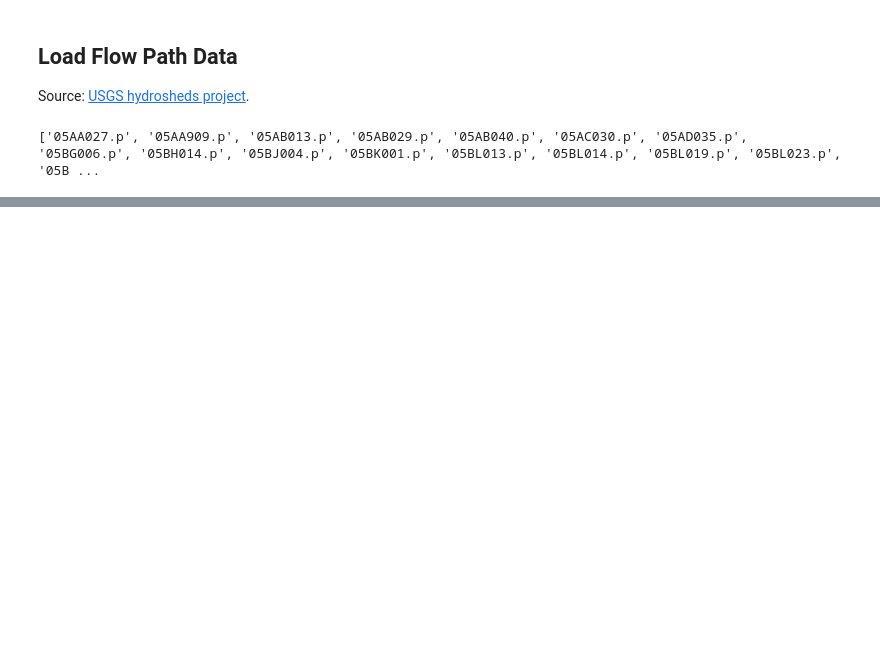
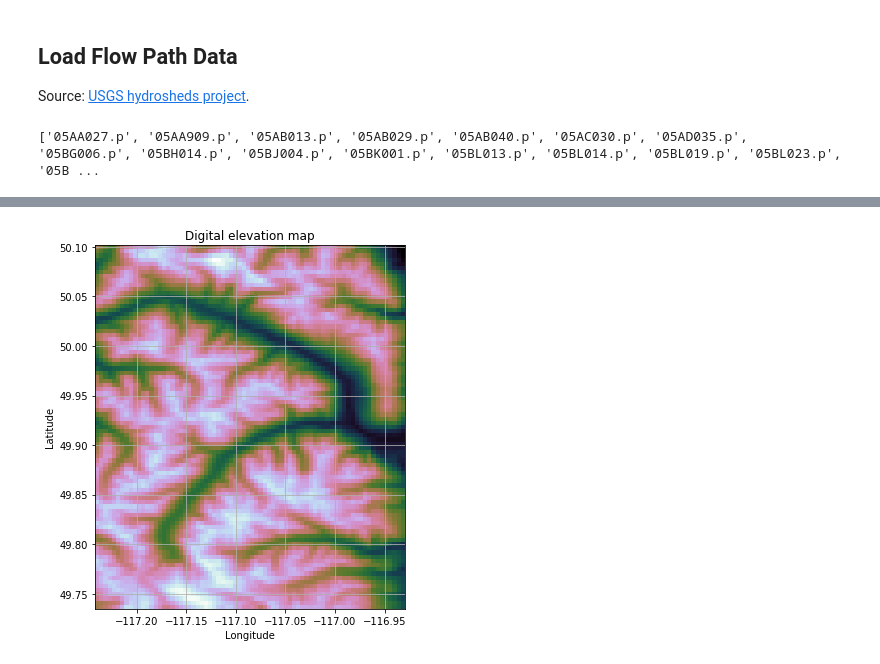
Before and after one commit to dankovacek/precip_radar, a Jupyter notebook: Process_Flow_Dir.ipynb, the cells around one changed output, grey strips where cells are left out. Drawn from its saved outputs; the diff is of its cells as text; code cells hidden in the pictures; blank space fills up the shorter version.

```diff
--- a/Process_Flow_Dir.ipynb
+++ b/Process_Flow_Dir.ipynb
@@ -346,0 +354,33 @@ bad_stns = '05BK001', '05AB013', '05HB013', '05BL022'
+# %%
+stn = '08NH005'
+stn_info = wsc_info[wsc_info['Station Number'] == stn]
+stn_da = stn_info['DA'].values[0]
+stn_name = stn_info['Station Name'].values[0]
+stn_el = stn_info['Elevation'].values[0]
+x, y = stn_info['Longitude'].values[0], stn_info['Latitude'].values[0]
+
+basin_geom = basin_data.geometry
+basin_geom = basin_geom.to_crs(4326)
+basin_bounds = basin_geom.bounds
+basin_bbox = tuple((basin_bounds['minx'].values[0] - 0.01,
+            basin_bounds['miny'].values[0] - 0.01,
+            basin_bounds['maxx'].values[0] + 0.01,
+            basin_bounds['maxy'].values[0] + 0.01))
+# %%
+
+
+
+# For DEM plot
+# Specify directional mapping
+#         N    NE    E    SE    S    SW    W    NW
+dirmap = (64,  128,  1,   2,    4,   8,    16,  32)
+boundaries = ([0] + sorted(list(dirmap)))
+
+grid = Grid.from_raster(path=FP_DIR + '/na_dem_15s/na_dem_15s',
+                        data_name='dem', window=basin_bbox,
+                        window_crs=Proj(4326))
+
+
+grid.read_raster(GDIR_DIR + '/na_dir_15s/na_dir_15s',
+                    data_name='dir', window=basin_bbox,
+            window_crs=Proj(4326))
@@ -346,0 +400,14 @@ bad_stns = '05BK001', '05AB013', '05HB013', '05BL022'
+# %%
+fig, ax = plt.subplots(figsize=(8,6))
+fig.patch.set_alpha(0)
+
+plt.imshow(grid.dem, extent=grid.extent, cmap='cubehelix', zorder=1)
+# plt.colorbar(label='Elevation (m)')
+plt.grid(zorder=0)
+plt.title('Digital elevation map')
+plt.xlabel('Longitude')
+plt.ylabel('Latitude')
+plt.tight_layout()
+plt.savefig('img/conditioned_dem.png', bbox_inches='tight')
+# %% [output]
+[figure, added]
```
Also changed, not shown: parts of 7 cells of this notebook, 9 other files.
